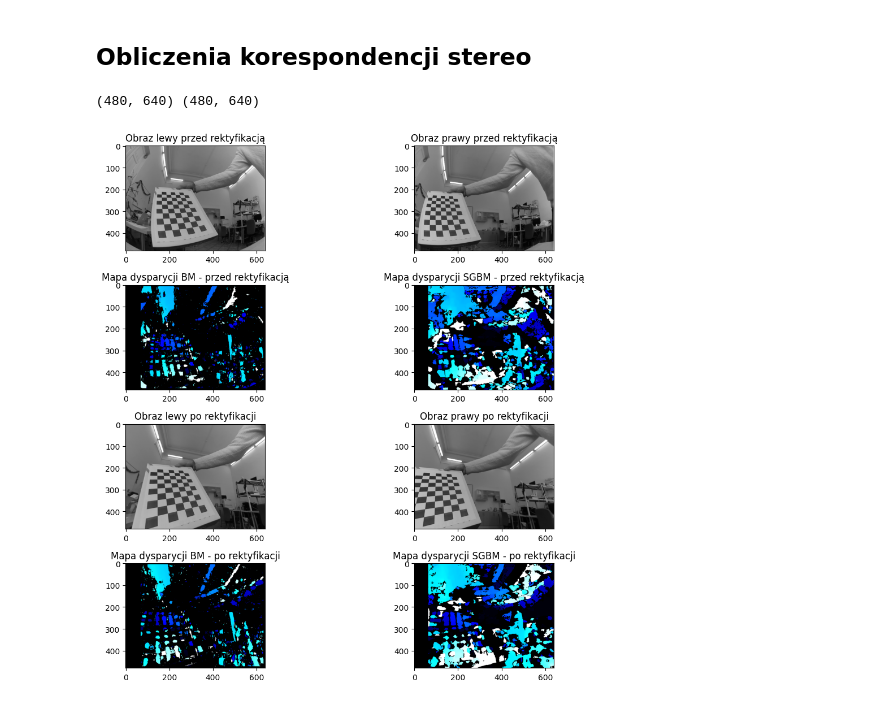
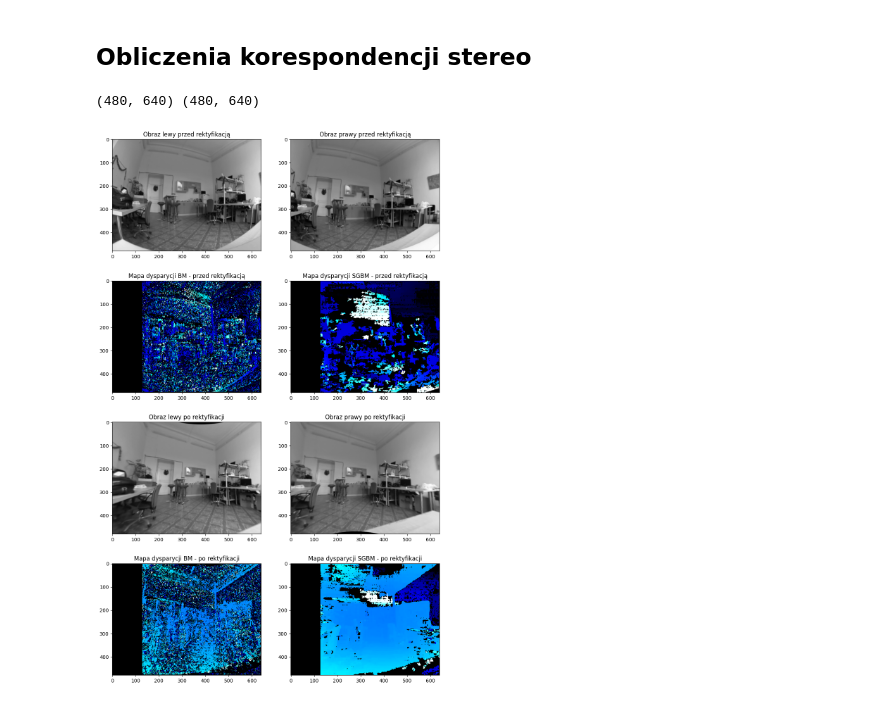
Before and after one commit to jrosa02/ZAW-2025S, a Jupyter notebook: lab05_stereo/main.ipynb, the cells around one changed output. Saved outputs shown, nothing was run; the diff lists cells and outputs as text; code cells hidden in the pictures.

```diff
--- a/lab05_stereo/main.ipynb
+++ b/lab05_stereo/main.ipynb
@@ -314,5 +356,6 @@ stereoCal = StereoCalibration(leftCamera, rightCamera)
 # %%
-stereoCal.check_stereo_pairs()
-stereoCal.MystereoRectify("./pairs/left_01.png", "./pairs/right_01.png")
+stereoCal = MyCameraCalibration()
+
+stereoCal.MystereoRectify("./pairs/left_", "./pairs/right_")
 cv2.destroyAllWindows()
 # %% [output]
@@ -321,72 +376,77 @@ To distanced stareopars:
 # %% [markdown]
 ## Obliczenia korespondencji stereo
 # %%
-# Wczytanie obrazów stereo (przed i po rektyfikacji)
-i = 45
-path = "./example/left_"
-img_raw = cv2.imread(path + "%02d.png" % i, cv2.IMREAD_GRAYSCALE)
-right_raw = cv2.imread("./pairs/right_%02d.png" % i, cv2.IMREAD_GRAYSCALE)
-left_rectified = cv2.imread("./undistorted_pairs/left_%02d.png" % i, cv2.IMREAD_GRAYSCALE)
-right_rectified = cv2.imread("./undistorted_pairs/right_%02d.png" % i, cv2.IMREAD_GRAYSCALE)
+img = cv2.imread("./example/example1.png", cv2.IMREAD_GRAYSCALE)
+left_raw = img[:, :img.shape[1]//2]
+right_raw = img[:, img.shape[1]//2:]
+left_raw =  cv2.resize(left_raw, leftCamera.image_size)
+right_raw = cv2.resize(right_raw, rightCamera.image_size)
 
+left_rectified, right_rectified =stereoCal.undistort_stereo(left_raw, right_raw)
 
-print(left_rectified.shape, right_rectified.shape)
+print(left_raw.shape, right_raw.shape)
 
 # Parametry dla StereoBM
-stereoBM = cv2.StereoBM_create(numDisparities=64, blockSize=15)
+stereoBM = cv2.StereoBM_create(numDisparities=128, blockSize=5)
 
 # Parametry dla StereoSGBM
+min_disp = 0
+num_disp = 128  # must be divisible by 16
+block_size = 5
+
 stereoSGBM = cv2.StereoSGBM_create(
-    minDisparity=0,
-    numDisparities=64,  # Musi być wielokrotnością 16
-    blockSize=15,
-    P1=8 * 3 * 5**2,
-    P2=32 * 3 * 5**2,
+    minDisparity=min_disp,
+    numDisparities=num_disp,
+    blockSize=block_size,
+    P1=8 * 1 * block_size**2,
+    P2=32 * 1 * block_size**2,
     disp12MaxDiff=1,
     uniquenessRatio=10,
     speckleWindowSize=100,
-    speckleRange=32
+    speckleRange=32,
+    preFilterCap=63,
+    mode=cv2.STEREO_SGBM_MODE_SGBM_3WAY
 )
 
 # Obliczenie mapy dysparycji dla obrazów surowych
 dispBM_raw = stereoBM.compute(left_raw, right_raw)
 dispSGBM_raw = stereoSGBM.compute(left_raw, right_raw)
 
 # Obliczenie mapy dysparycji dla obrazów po rektyfikacji
 dispBM_rectified = stereoBM.compute(left_rectified, right_rectified)
 dispSGBM_rectified = stereoSGBM.compute(left_rectified, right_rectified)
 
-# Normalizacja do zakresu 0-255 dla lepszego wyświetlania
-dispBM_raw = cv2.normalize(dispBM_raw, None, 0, 255, cv2.NORM_MINMAX, cv2.CV_8U)
-dispSGBM_raw = cv2.normalize(dispSGBM_raw, None, 0, 255, cv2.NORM_MINMAX, cv2.CV_8U)
-dispBM_rectified = cv2.normalize(dispBM_rectified, None, 0, 255, cv2.NORM_MINMAX, cv2.CV_8U)
-dispSGBM_rectified = cv2.normalize(dispSGBM_rectified, None, 0, 255, cv2.NORM_MINMAX, cv2.CV_8U)
+
+dispBM_raw = cv2.normalize(dispBM_raw, None, 0, 255, cv2.NORM_MINMAX)
+dispSGBM_raw = cv2.normalize(dispSGBM_raw, None, 0, 255, cv2.NORM_MINMAX)
+dispBM_rectified = cv2.normalize(dispBM_rectified, None, 0, 255, cv2.NORM_MINMAX)
+dispSGBM_rectified = cv2.normalize(dispSGBM_rectified, None, 0, 255, cv2.NORM_MINMAX)
 
 # Wyświetlenie wyników
-fig, axs = plt.subplots(4, 2, figsize=(12, 10))
+fig, axs = plt.subplots(4, 2, figsize=(12, 20))
 
 axs[0, 0].imshow(left_raw, cmap='gray')
 axs[0, 0].set_title("Obraz lewy przed rektyfikacją")
 axs[0, 1].imshow(right_raw, cmap='gray')
 axs[0, 1].set_title("Obraz prawy przed rektyfikacją")
 
-axs[1, 0].imshow(cv2.applyColorMap(dispBM_raw, cv2.COLORMAP_HOT))
+axs[1, 0].imshow(cv2.applyColorMap(dispBM_raw.astype(np.uint8), cv2.COLORMAP_HOT))
 axs[1, 0].set_title("Mapa dysparycji BM - przed rektyfikacją")
-axs[1, 1].imshow(cv2.applyColorMap(dispSGBM_raw, cv2.COLORMAP_HOT))
+axs[1, 1].imshow(cv2.applyColorMap(dispSGBM_raw.astype(np.uint8), cv2.COLORMAP_HOT))
 axs[1, 1].set_title("Mapa dysparycji SGBM - przed rektyfikacją")
 
 axs[2, 0].imshow(left_rectified , cmap='gray')
 axs[2, 0].set_title("Obraz lewy po rektyfikacji")
 axs[2, 1].imshow(right_rectified, cmap='gray')
 axs[2, 1].set_title("Obraz prawy po rektyfikacji")
 
-axs[3, 0].imshow(cv2.applyColorMap(dispBM_rectified, cv2.COLORMAP_HOT))
+axs[3, 0].imshow(cv2.applyColorMap(dispBM_rectified.astype(np.uint8), cv2.COLORMAP_HOT))
 axs[3, 0].set_title("Mapa dysparycji BM - po rektyfikacji")
-axs[3, 1].imshow(cv2.applyColorMap(dispSGBM_rectified, cv2.COLORMAP_HOT))
+axs[3, 1].imshow(cv2.applyColorMap(dispSGBM_rectified.astype(np.uint8), cv2.COLORMAP_HOT))
 axs[3, 1].set_title("Mapa dysparycji SGBM - po rektyfikacji")
 
-plt.tight_layout()
+# plt.tight_layout()
 plt.show()
 # %% [output]
 (480, 640) (480, 640)
-[figure, old version]
+[figure, new version]
```
Also changed, not shown: parts of 5 cells of this notebook, 2 other files.
